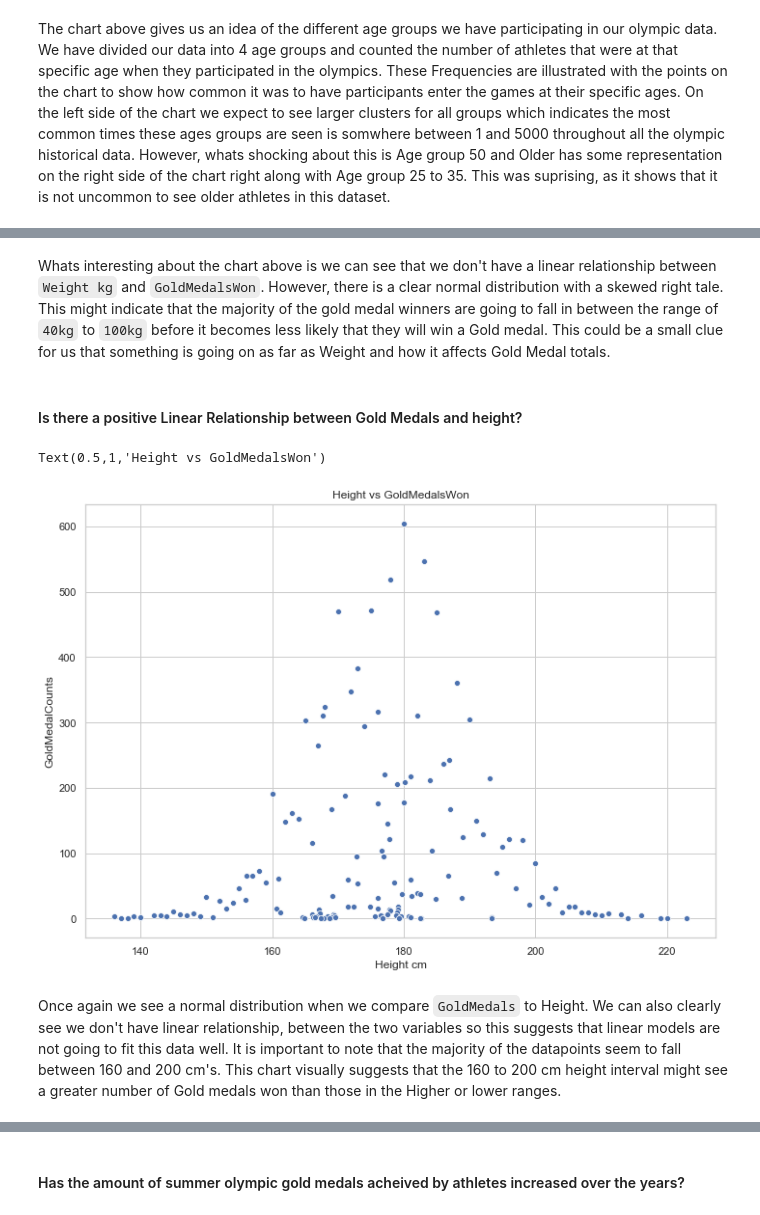
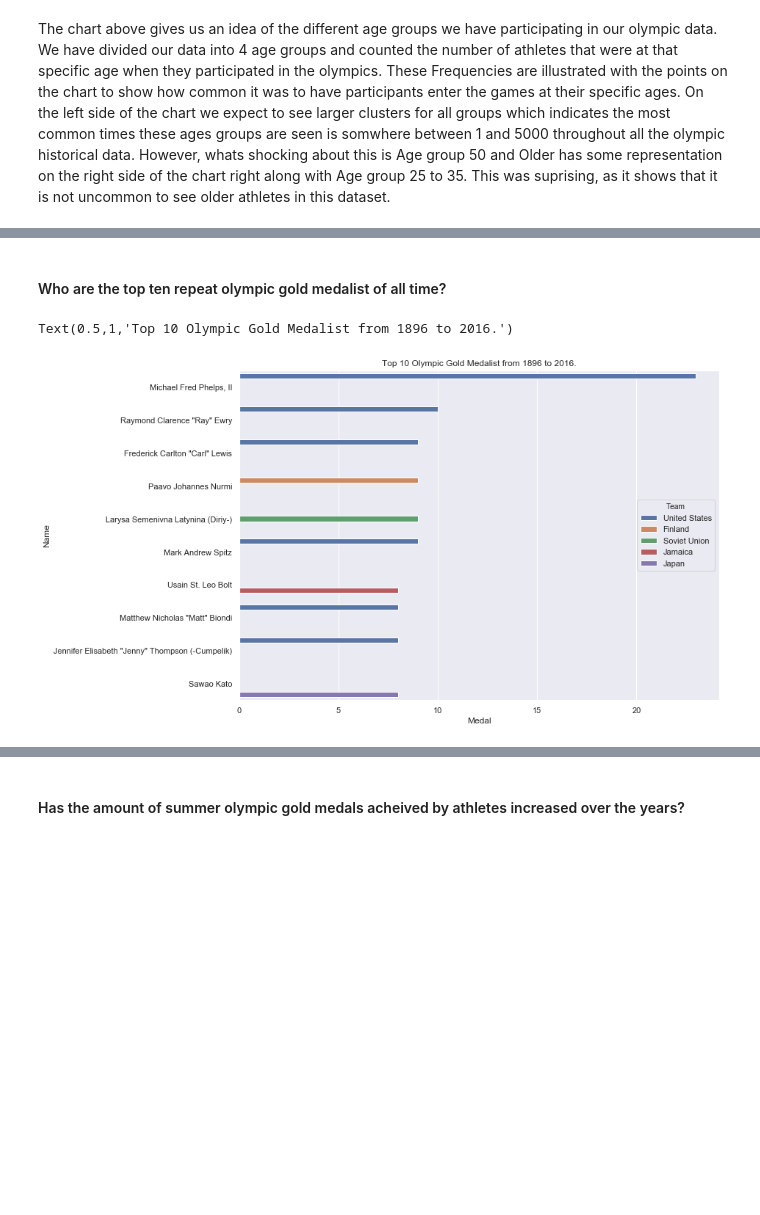
Before and after one commit to i4a/olympics, a Jupyter notebook: LabAssignmentOne.ipynb, the cells around one changed output, grey strips where cells are left out. Drawn from its saved outputs; the diff is of its cells as text; code cells hidden in the pictures; blank space fills up the shorter version.

Commit message:
updated charts

```diff
--- a/LabAssignmentOne.ipynb
+++ b/LabAssignmentOne.ipynb
@@ -119,16 +103,12 @@ Text(0.5,1,'Weight vs GoldMedalsWon')
-# %% [markdown]
-Whats interesting about the chart above is we can see that we don't have a linear relationship between `Weight kg` and `GoldMedalsWon`. However, there is a clear normal distribution with a skewed right tale. This might indicate that the majority of the gold medal winners are going to fall in between the range of `40kg` to `100kg` before it becomes less likely that they will win a Gold medal. This could be a small clue for us that something is going on as far as Weight and how it affects Gold Medal totals.
-# %% [markdown]
-#### Is there a positive Linear Relationship between Gold Medals and height?
-# %%
-height_info = df[df['Medal'] == 'Gold'].groupby(['Height'])['Medal'].count().sort_values(ascending=False)
-height_df = pd.DataFrame({'Height cm': height_info.index,
-                         'GoldMedalCounts': height_info.values})
-sns.set_style("whitegrid")
-sns.scatterplot(x='Height cm', y='GoldMedalCounts', data=height_df)
-plt.title("Height vs GoldMedalsWon")
-# %% [output]
-Text(0.5,1,'Height vs GoldMedalsWon')
-[figure, removed]
-# %% [markdown]
-Once again we see  a normal distribution when we compare `GoldMedals` to Height. We can also clearly see we don't have linear relationship, between the two variables so this suggests that linear models are not going to fit this data well. It is important to note that the majority of the datapoints seem to fall between 160 and 200 cm's. This chart visually suggests that the 160 to 200 cm height interval might see a greater number of Gold medals won than those in the Higher or lower ranges.
+# %% [markdown]
+#### Who are the top ten repeat olympic gold medalist of all time?
+# %%
+athelete_gold_medal_appearances = df[df['Medal'] == 'Gold'].groupby(['Name', 'Team'])['Medal'].count()
+athlete_appearance_df  = athelete_gold_medal_appearances.reset_index()
+top_ten_df = athlete_appearance_df[athlete_appearance_df['Medal'] > 1].sort_values(ascending=False, by='Medal')[0:10]
+
+sns.barplot(x="Medal", y="Name", hue="Team", data=top_ten_df)
+plt.title("Top 10 Olympic Gold Medalist from 1896 to 2016.")
+# %% [output]
+Text(0.5,1,'Top 10 Olympic Gold Medalist from 1896 to 2016.')
+[figure, added]
```
Also changed, not shown: parts of 14 cells of this notebook.
